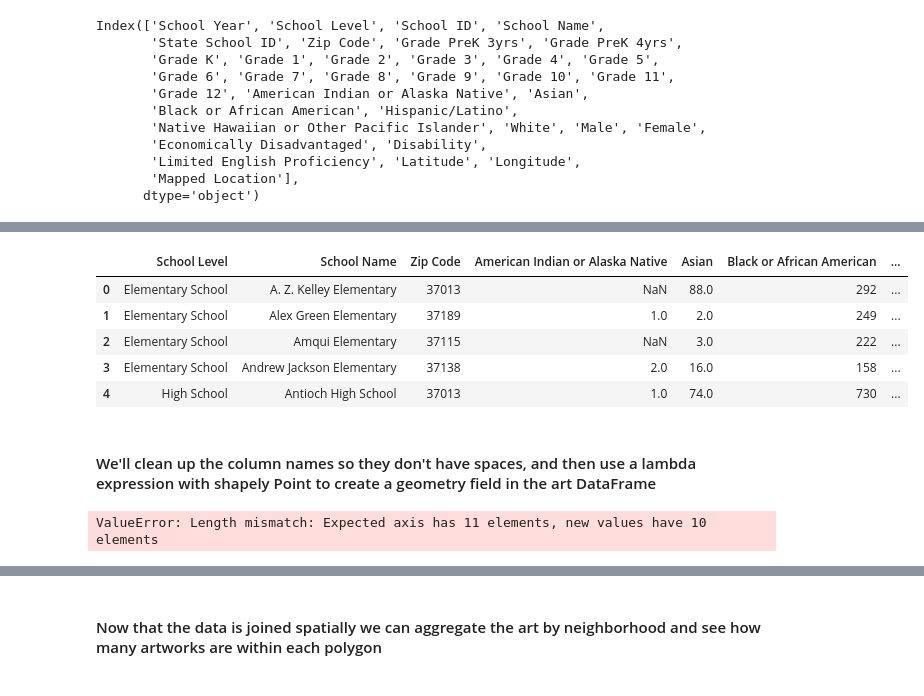
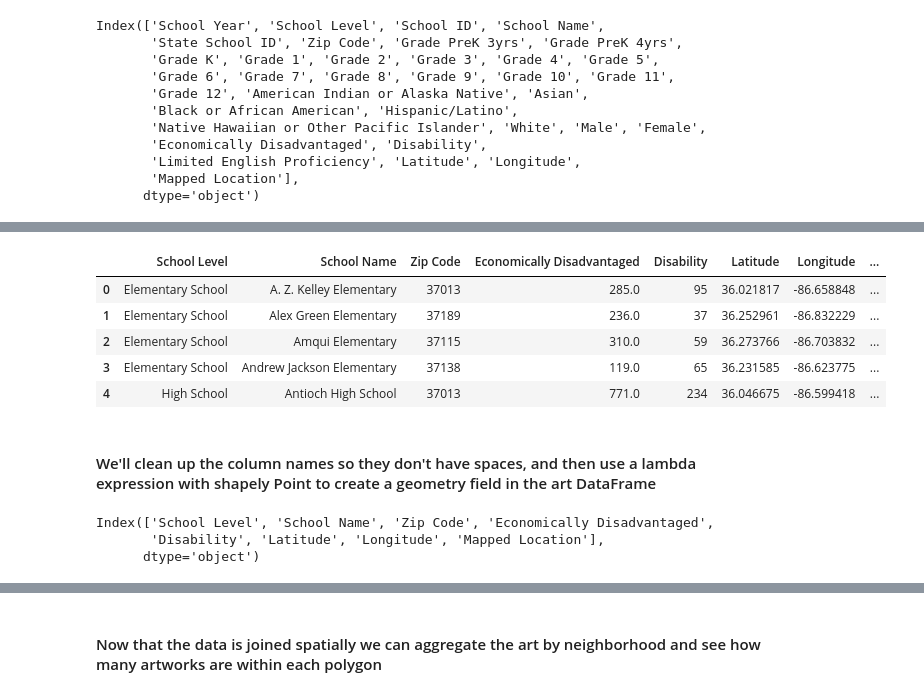
Before and after one commit to Ashutosh-Singhal/Nashville-Public-Art, a Jupyter notebook: MNPS_AS.ipynb, the cells around one changed output, grey strips where cells are left out. Cells and saved outputs as stored; diff of their text form; code cells hidden in the pictures.

```diff
--- a/MNPS_AS.ipynb
+++ b/MNPS_AS.ipynb
@@ -98,21 +79,26 @@ mnps_df.head()
 # %%
-mnps_melt = pd.melt(mnps_df, id_vars=['School Level', 'School Name', 'Zip Code', 'American Indian or Alaska Native',
-       'Asian', 'Black or African American', 'Hispanic/Latino',
-       'Native Hawaiian or Other Pacific Islander', 'White' ], value_vars=['Grade PreK 3yrs',
+#droping the columns
+mnps_df = mnps.drop(['School Year', 'School ID','State School ID', 'Male', 'Female',
+       'Grade PreK 3yrs',
        'Grade PreK 4yrs', 'Grade K', 'Grade 1', 'Grade 2', 'Grade 3',
        'Grade 4', 'Grade 5', 'Grade 6', 'Grade 7', 'Grade 8', 'Grade 9',
-       'Grade 10', 'Grade 11', 'Grade 12'], var_name='Grade')
-mnps_melt.head()
+       'Grade 10', 'Grade 11', 'Grade 12', 'American Indian or Alaska Native',
+       'Asian', 'Black or African American', 'Hispanic/Latino',
+       'Native Hawaiian or Other Pacific Islander', 'White',
+       'Limited English Proficiency'],axis =1)
+mnps_df.head()
 # %% [output]
-|  | School Level | School Name | Zip Code | American Indian or Alaska Native | Asian | Black or African American | ... |
-| 0 | Elementary School | A. Z. Kelley Elementary | 37013 | NaN | 88.0 | 292 | ... |
-| 1 | Elementary School | Alex Green Elementary | 37189 | 1.0 | 2.0 | 249 | ... |
-| 2 | Elementary School | Amqui Elementary | 37115 | NaN | 3.0 | 222 | ... |
-| 3 | Elementary School | Andrew Jackson Elementary | 37138 | 2.0 | 16.0 | 158 | ... |
-| 4 | High School | Antioch High School | 37013 | 1.0 | 74.0 | 730 | ... |
+|  | School Level | School Name | Zip Code | Economically Disadvantaged | Disability | Latitude | Longitude | ... |
+| 0 | Elementary School | A. Z. Kelley Elementary | 37013 | 285.0 | 95 | 36.021817 | -86.658848 | ... |
+| 1 | Elementary School | Alex Green Elementary | 37189 | 236.0 | 37 | 36.252961 | -86.832229 | ... |
+| 2 | Elementary School | Amqui Elementary | 37115 | 310.0 | 59 | 36.273766 | -86.703832 | ... |
+| 3 | Elementary School | Andrew Jackson Elementary | 37138 | 119.0 | 65 | 36.231585 | -86.623775 | ... |
+| 4 | High School | Antioch High School | 37013 | 771.0 | 234 | 36.046675 | -86.599418 | ... |
 # %% [markdown]
 #### We'll clean up the column names so they don't have spaces, and then use a lambda expression with shapely Point to create a geometry field in the art DataFrame
-# %%
-mnps_melt.columns = ['Level', 'Name', 'Zip_code''AN_AI', 'Asian', 'AA', 'His_Lat', 'Haw_PI', 'White', 'Grade', 'Result']
-# %% [output]
-ValueError: Length mismatch: Expected axis has 11 elements, new values have 10 elements
+# %%
+mnps_df.columns
+# %% [output]
+Index(['School Level', 'School Name', 'Zip Code', 'Economically Disadvantaged',
+       'Disability', 'Latitude', 'Longitude', 'Mapped Location'],
+      dtype='object')
```
Also changed, not shown: parts of 21 cells of this notebook.
